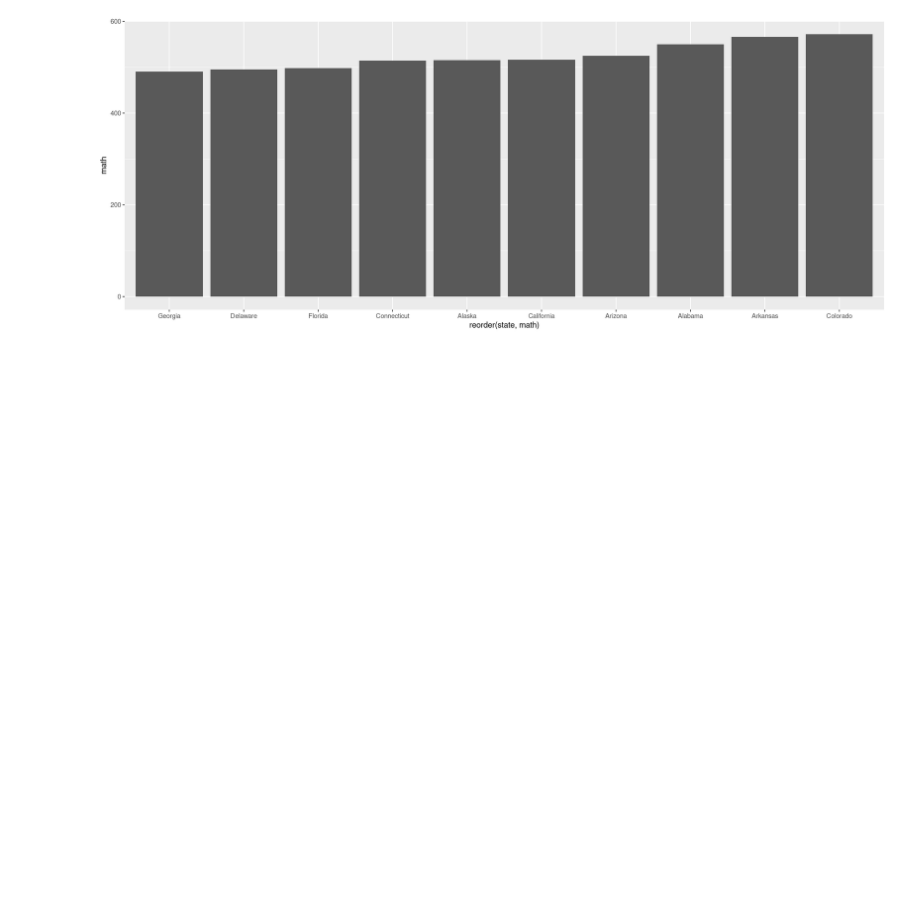
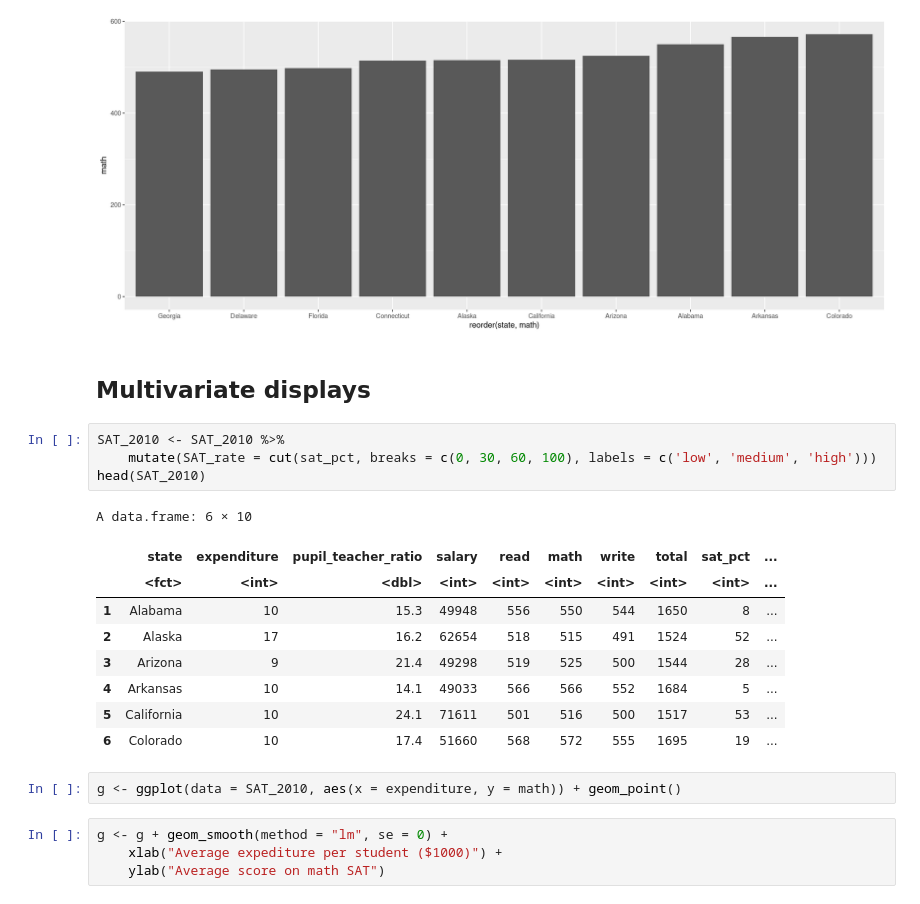
Before and after one commit to igoandrade/r_learning, a Jupyter notebook: modern_dsr/chap_03/chap_03.ipynb, the cells around one changed output. Cells and saved outputs as stored; diff of their text form; blank space fills up the shorter version.

```diff
--- a/modern_dsr/chap_03/chap_03.ipynb
+++ b/modern_dsr/chap_03/chap_03.ipynb
@@ -144,3 +156,25 @@ g + geom_density(adjust = 0.3)
 ggplot(data = head(SAT_2010, 10), aes(x = reorder(state, math), y = math)) + geom_bar(stat = "identity")
 # %% [output]
 [figure]
+# %% [markdown]
+## Multivariate displays
+# %%
+SAT_2010 <- SAT_2010 %>%
+    mutate(SAT_rate = cut(sat_pct, breaks = c(0, 30, 60, 100), labels = c('low', 'medium', 'high')))
+head(SAT_2010)
+# %% [output]
+A data.frame: 6 × 10
+|  | state | expenditure | pupil_teacher_ratio | salary | read | math | write | total | sat_pct | ... |
+|  | <fct> | <int> | <dbl> | <int> | <int> | <int> | <int> | <int> | <int> | ... |
+| 1 | Alabama | 10 | 15.3 | 49948 | 556 | 550 | 544 | 1650 | 8 | ... |
+| 2 | Alaska | 17 | 16.2 | 62654 | 518 | 515 | 491 | 1524 | 52 | ... |
+| 3 | Arizona | 9 | 21.4 | 49298 | 519 | 525 | 500 | 1544 | 28 | ... |
+| 4 | Arkansas | 10 | 14.1 | 49033 | 566 | 566 | 552 | 1684 | 5 | ... |
+| 5 | California | 10 | 24.1 | 71611 | 501 | 516 | 500 | 1517 | 53 | ... |
+| 6 | Colorado | 10 | 17.4 | 51660 | 568 | 572 | 555 | 1695 | 19 | ... |
+# %%
+g <- ggplot(data = SAT_2010, aes(x = expenditure, y = math)) + geom_point()
+# %%
+g <- g + geom_smooth(method = "lm", se = 0) +
+    xlab("Average expediture per student ($1000)") +
+    ylab("Average score on math SAT")
```
Also changed, not shown: parts of 16 cells of this notebook.
